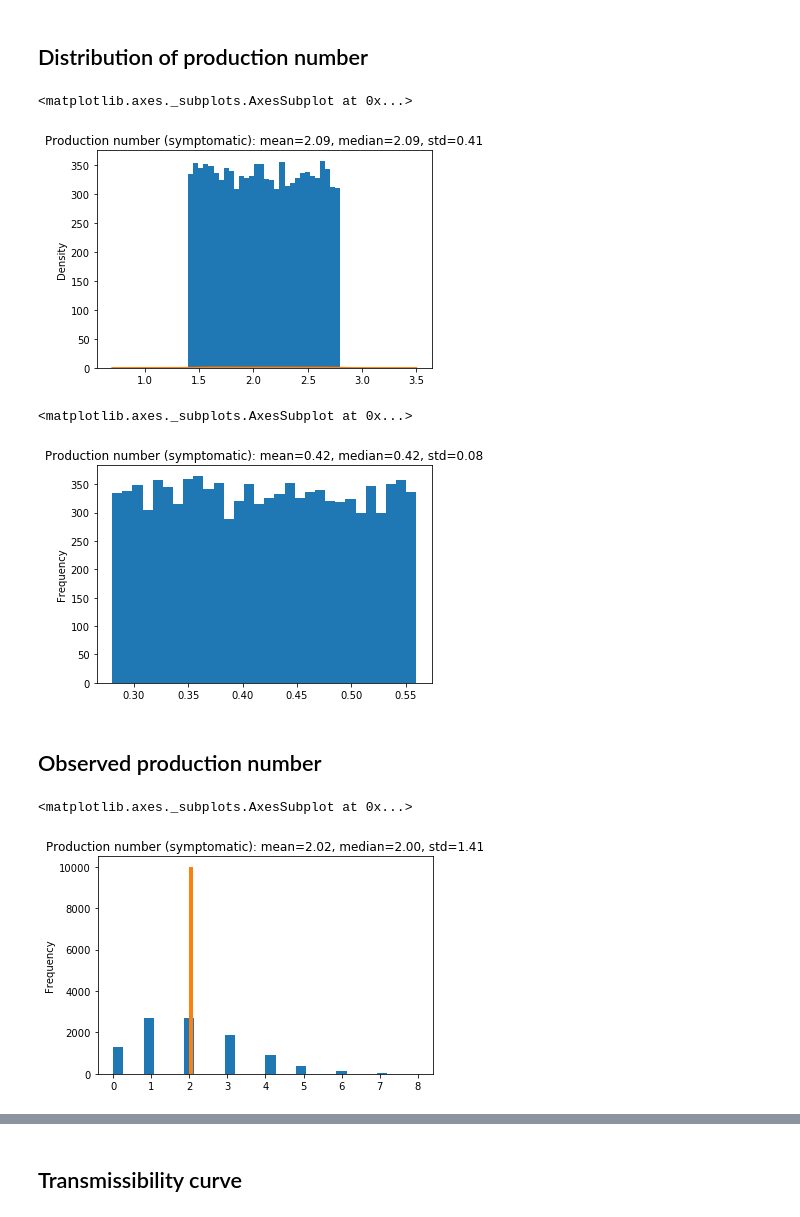
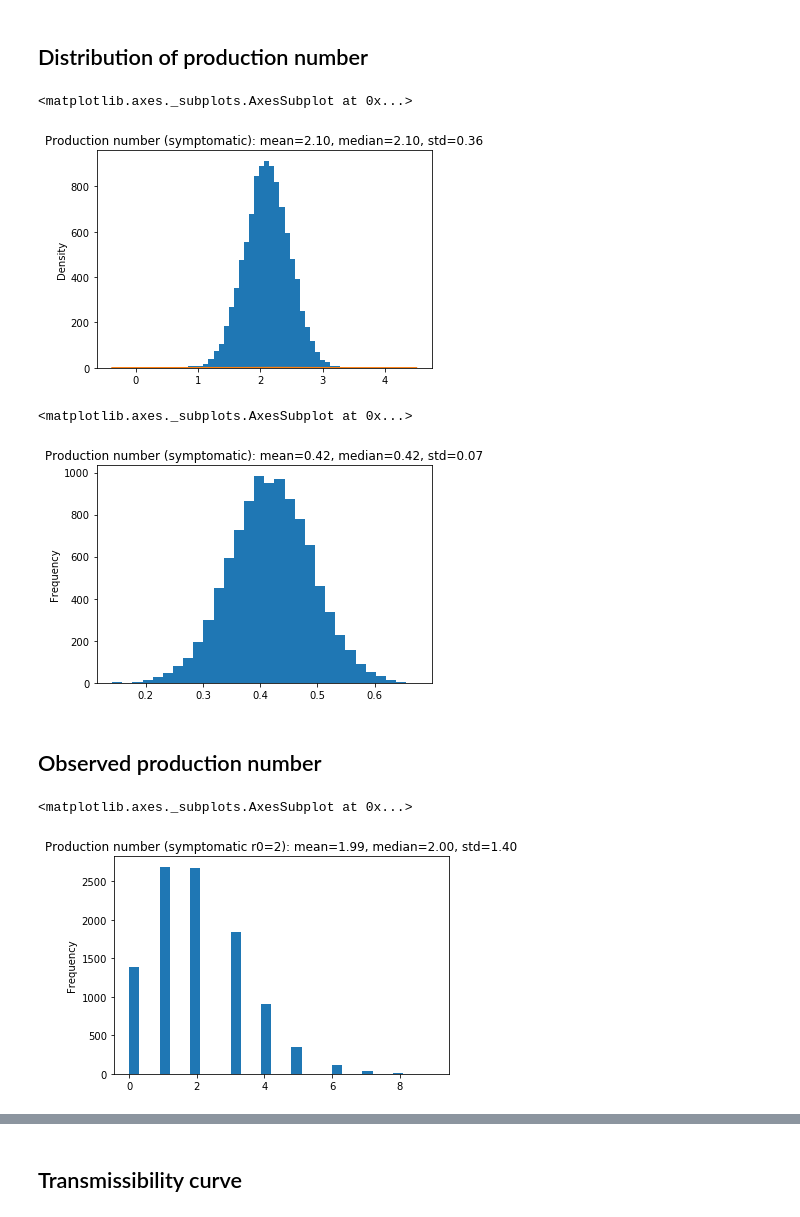
Before and after one commit to ictr/covid19-outbreak-simulator, a Jupyter notebook: applications/model_stats.ipynb, the cells around one changed output, grey strips where cells are left out. Saved outputs shown, nothing was run; the diff lists cells and outputs as text; code cells hidden in the pictures.

Commit message:
Fine tune transmissibility model, release version 0.4.2

```diff
--- a/applications/model_stats.ipynb
+++ b/applications/model_stats.ipynb
@@ -6,6 +6,7 @@ This notebook studies various properties of the simulation models used in `covid
 from matplotlib import pyplot
 import numpy as np
 import pandas as pd
+import os
 
 from argparse import Namespace
 from covid19_outbreak_simulator.model import Model, Params
@@ -21,8 +22,8 @@ params = Params(
         incubation_period=None,
         susceptibility=None,
         prop_asym_carriers=None,
-        symptomatic_transmissibility_model = ['piecewise', 0.2, 0.7, 7, 9],
-        asymptomatic_transmissibility_model = ['piecewise', 0.2, 0.4, 5, 7],
+        symptomatic_transmissibility_model = ['piecewise'],
+        asymptomatic_transmissibility_model = ['piecewise'],
     )
 )
 model = Model(params)
@@ -64,7 +65,7 @@ sr0.plot.hist( bins=30,
 sr0.plot.density()
 # %% [output]
 <matplotlib.axes._subplots.AxesSubplot at 0x...>
-[figure, old version]
+[figure, new version]
 # %%
 
 asr0 = pd.Series([model.draw_random_r0(symptomatic=False) for x in range(10000)])
@@ -72,40 +73,40 @@ asr0.plot.hist( bins=30,
          title=f'Production number (symptomatic): mean={asr0.mean():.2f}, median={asr0.median():.2f}, std={asr0.std():.2f}')
 # %% [output]
 <matplotlib.axes._subplots.AxesSubplot at 0x...>
-[figure, old version]
+[figure, new version]
 # %% [markdown]
 ## Observed production number
 # %%
 import os
 
 model.params.set('prop_asym_carriers', 'loc', 0)
 model.params.set('prop_asym_carriers', 'scale', 0)
 
 infections = []
 r0 = []
 with open(os.devnull, 'w') as logger:
     logger.id = 1
     model.draw_prop_asym_carriers()
-    model.params.set('symptomatic_r0', 'low', 2)
-    model.params.set('symptomatic_r0', 'high', 2)
+    model.params.set('symptomatic_r0', 'loc', 2)
+    model.params.set('symptomatic_r0', 'scale', 0)
     for i in range(10000):
         ind = Individual(id='0', susceptibility=1, model=model, logger=logger)
         evts = ind.symptomatic_infect(time=0, by=None,
                                      handle_symptomatic=['keep'])
         r0.append(ind.r0)
         # print(', '.join(x.action.name for x in evts))
         infect_evts = [evt for evt in evts if evt.action.name == 'INFECTION']
         infections.append(len(infect_evts))
 
 ifn = pd.Series(infections)
 ifn.plot.hist( bins=30,
-         title=f'Production number (symptomatic): mean={ifn.mean():.2f}, median={ifn.median():.2f}, std={ifn.std():.2f}')
+         title=f'Production number (symptomatic r0=2): mean={ifn.mean():.2f}, median={ifn.median():.2f}, std={ifn.std():.2f}')
 
-sr0 = pd.Series(r0)
-sr0.plot.hist()
+#sr0 = pd.Series(r0)
+#sr0.plot.hist()
 # %% [output]
 <matplotlib.axes._subplots.AxesSubplot at 0x...>
-[figure, old version]
+[figure, new version]
 # %%
 import os
 
```
Also changed, not shown: parts of 16 cells of this notebook, 7 other files.
